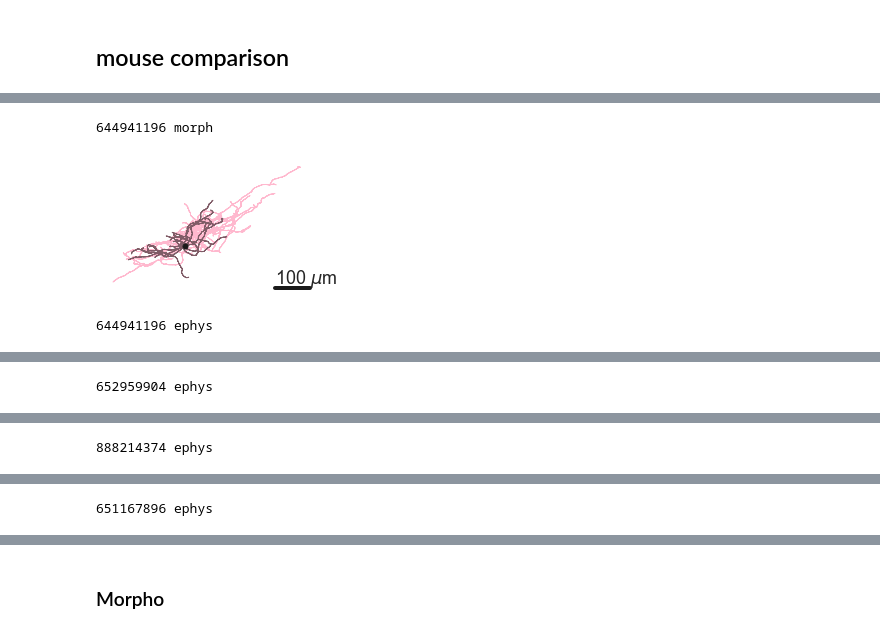
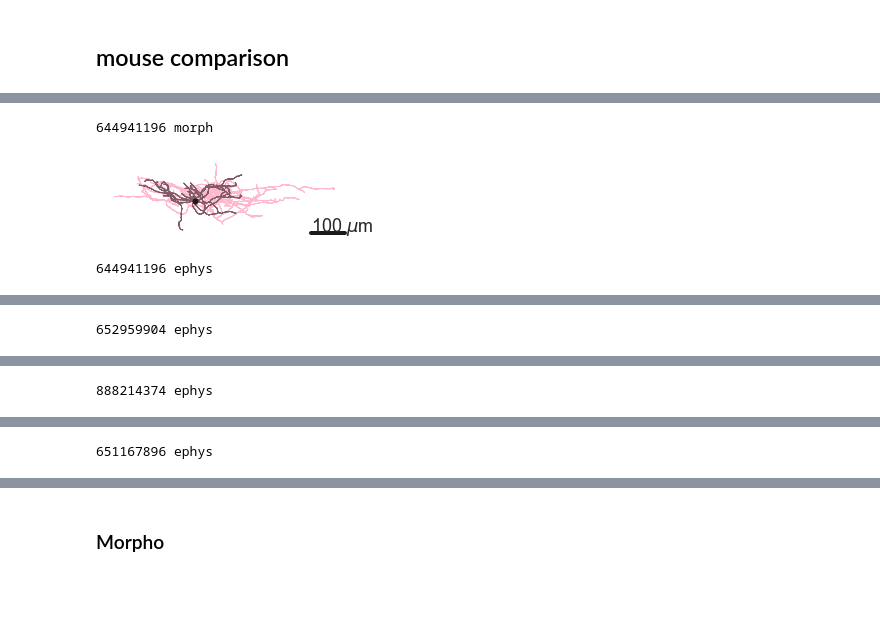
Before and after one commit to AllenInstitute/patchseq_human_L1, a Jupyter notebook: notebooks/l1_rosehip.ipynb, the cells around one changed output, grey strips where cells are left out. Saved outputs shown, nothing was run; the diff lists cells and outputs as text; code cells hidden in the pictures; blank space fills up the shorter version.

```diff
--- a/notebooks/l1_rosehip.ipynb
+++ b/notebooks/l1_rosehip.ipynb
@@ -104,4 +113,0 @@ cells = human_ephys.query('ir_late_hero>0.5 & (homology_type=="LAMP5")')
-# %%
-for cell in cells.index:
-    print(cell)
-    plot.plot_trace_morph(cell, cells, rotate=180, scale_factor=200)
@@ -241,5 +199,5 @@ Very interesting SYT6/MC4R could be descending axon rosehip
 # %%
 for cell in cells.index:
     print(cell)
-    utils.plot_trace_morph(cell, rotate=180, scale_factor=200)
+    plot.plot_trace_morph(cell, cells, rotate=180, scale_factor=200, scalebar=False)
 # %% [output]
@@ -280,4 +275,0 @@ reload(plot)
-# %%
-for cell in cells.index:
-    print(cell)
-    plot.plot_trace_morph(cell, cells, rotate=180, scale_factor=200)
@@ -328,4 +291,0 @@ cells = human_df.loc[lambda df: df['has_morph'] & df['topLeaf'].str.contains('TS
-# %%
-for cell in cells.index:
-    print(cell)
-    plot.plot_trace_morph(cell, cells, rotate=180, scale_factor=200)
@@ -385,8 +343,8 @@ import warnings
 warnings.simplefilter(action='ignore', category=UserWarning)
 # %%
 for cell in cells.index:
-    plot.plot_trace_morph(cell, cells, palette=palette_mouse, rotate=180, scale_factor=200)
+    plot.plot_trace_morph(cell, cells, palette=palette_mouse, rotate=True, scale_factor=200)
 # %% [output]
 644941196 morph
-[figure, old version]
+[figure, new version]
 644941196 ephys
```
Also changed, not shown: parts of 64 cells of this notebook, 26 other files.
